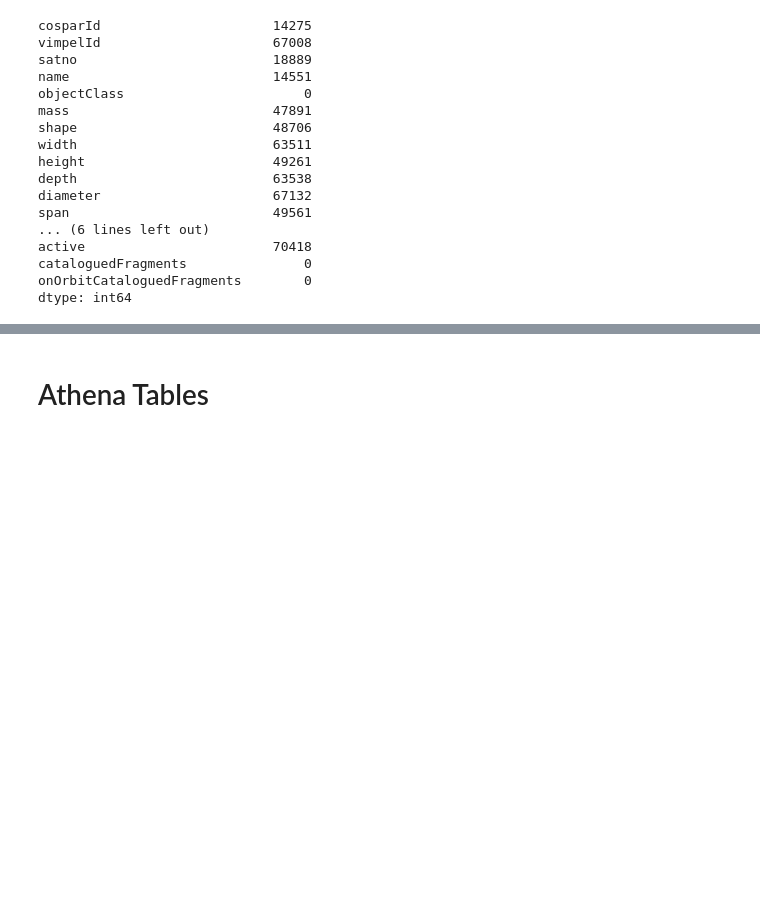
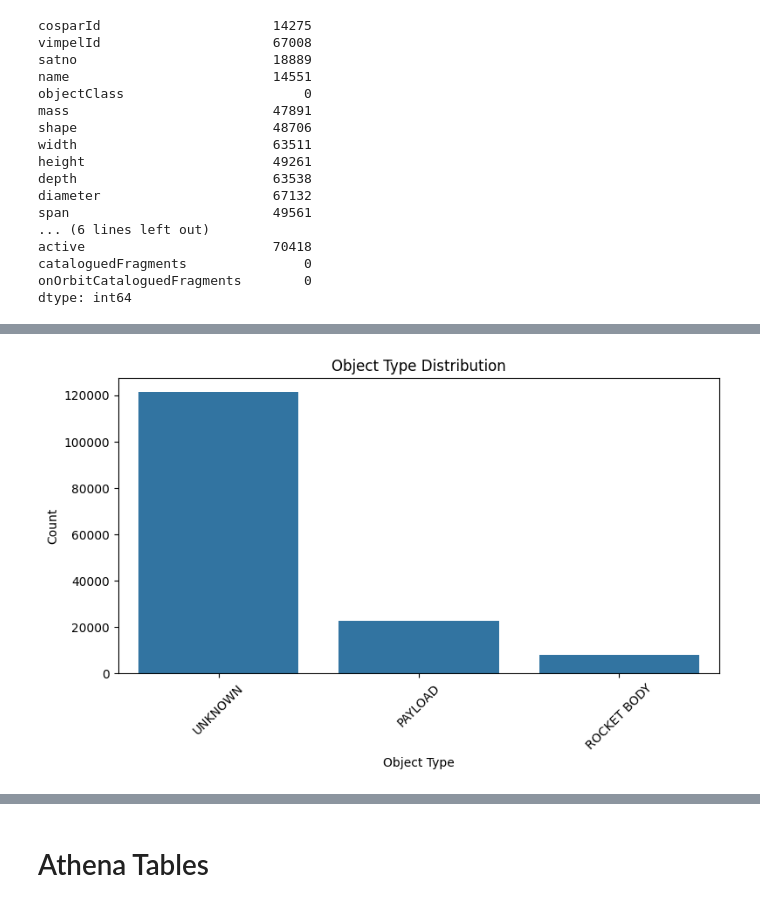
Before and after one commit to tkbarb10/ADS508-GroupProject, a Jupyter notebook: main_updated.ipynb, the cells around one changed output, grey strips where cells are left out. Saved outputs shown, nothing was run; the diff lists cells and outputs as text; code cells hidden in the pictures; blank space fills up the shorter version.

```diff
--- a/main_updated.ipynb
+++ b/main_updated.ipynb
@@ -303,0 +377,14 @@ dtype: int64
+# %%
+# Combining all into one DataFrame
+combined_df = pd.concat([
+    esa_df_small,
+    full_satcat_df_small,
+    lost_objects_df_small,
+    loe_objects_df_small
+], ignore_index=True)
+
+# Dropping the rows with missing object_type
+combined_df = combined_df.dropna(subset=['object_type'])
+
+print("Combined dataset shape:", combined_df.shape)
+combined_df.head()
@@ -303,0 +399,15 @@ dtype: int64
+# %%
+# Ploting object type distribution
+import matplotlib.pyplot as plt
+import seaborn as sns
+
+plt.figure(figsize=(8, 5))
+sns.countplot(data=combined_df, x='object_type', order=combined_df['object_type'].value_counts().index)
+plt.title("Object Type Distribution")
+plt.xlabel("Object Type")
+plt.ylabel("Count")
+plt.xticks(rotation=45)
+plt.tight_layout()
+plt.show()
+# %% [output]
+[figure, added]
```
Also changed, not shown: parts of 10 cells of this notebook.
